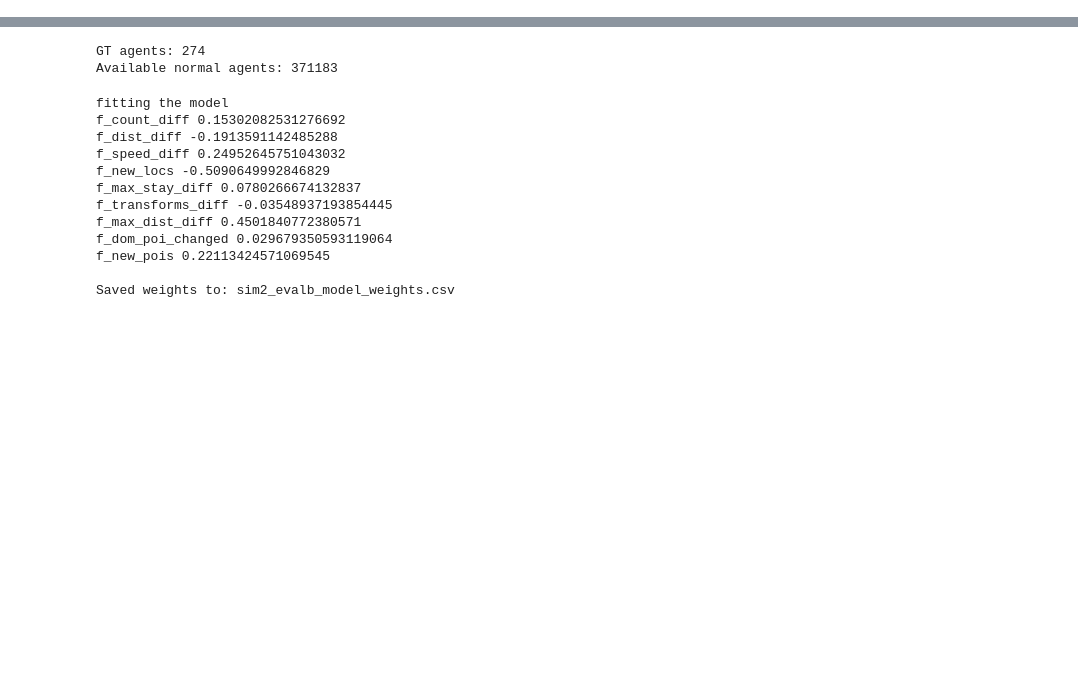
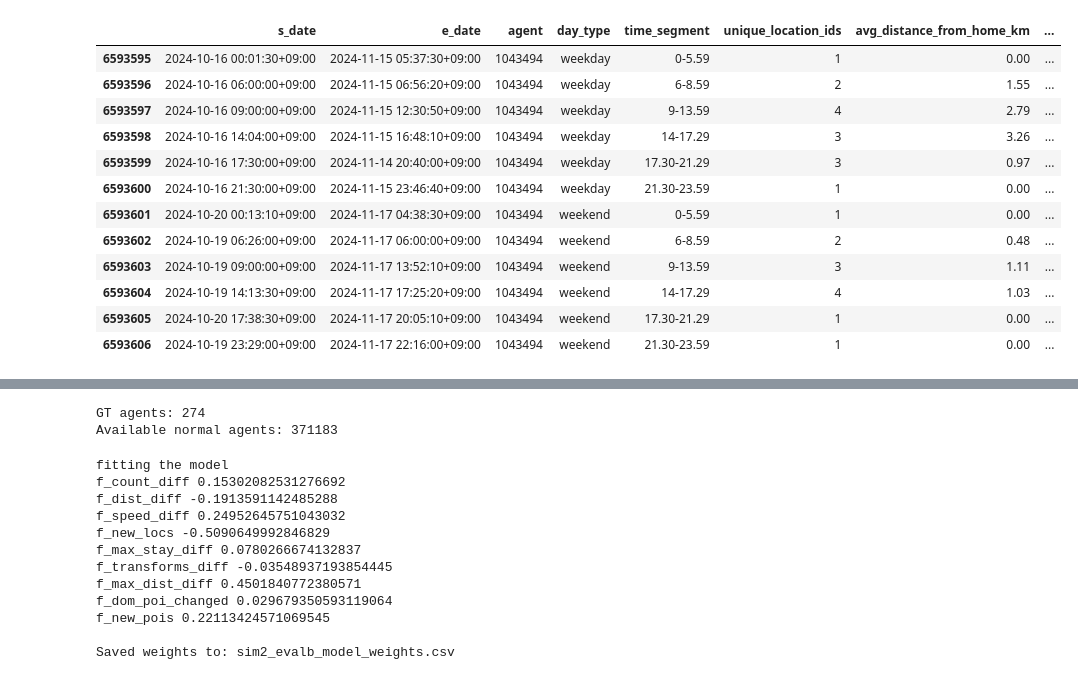
Before and after one commit to ChanukaRavishan/liad, a Jupyter notebook: notebooks/tsm_supervised.ipynb, the cells around one changed output, grey strips where cells are left out. Cells and saved outputs as stored; diff of their text form; code cells hidden in the pictures; blank space fills up the shorter version.

```diff
--- a/notebooks/tsm_supervised.ipynb
+++ b/notebooks/tsm_supervised.ipynb
@@ -202,3 +202,22 @@ def fit_anomaly_weight_model(train_profiles: pd.DataFrame, test_profiles: pd.Dat
 
     model.fit(X, y)
     return model, feature_cols
+# %%
+train = pd.read_csv('/Users/chanuka/Desktop/codespaces/liad/processed/sim2_evalb/train_monthly.csv')
+test  = pd.read_csv('/Users/chanuka/Desktop/codespaces/liad/processed/sim2_evalb/test_monthly.csv')
+# %%
+train[train['agent'] == 1043494]
+# %% [output]
+|  | s_date | e_date | agent | day_type | time_segment | unique_location_ids | avg_distance_from_home_km | ... |
+| 6593595 | 2024-10-16 00:01:30+09:00 | 2024-11-15 05:37:30+09:00 | 1043494 | weekday | 0-5.59 | 1 | 0.00 | ... |
+| 6593596 | 2024-10-16 06:00:00+09:00 | 2024-11-15 06:56:20+09:00 | 1043494 | weekday | 6-8.59 | 2 | 1.55 | ... |
+| 6593597 | 2024-10-16 09:00:00+09:00 | 2024-11-15 12:30:50+09:00 | 1043494 | weekday | 9-13.59 | 4 | 2.79 | ... |
+| 6593598 | 2024-10-16 14:04:00+09:00 | 2024-11-15 16:48:10+09:00 | 1043494 | weekday | 14-17.29 | 3 | 3.26 | ... |
+| 6593599 | 2024-10-16 17:30:00+09:00 | 2024-11-14 20:40:00+09:00 | 1043494 | weekday | 17.30-21.29 | 3 | 0.97 | ... |
+| 6593600 | 2024-10-16 21:30:00+09:00 | 2024-11-15 23:46:40+09:00 | 1043494 | weekday | 21.30-23.59 | 1 | 0.00 | ... |
+| 6593601 | 2024-10-20 00:13:10+09:00 | 2024-11-17 04:38:30+09:00 | 1043494 | weekend | 0-5.59 | 1 | 0.00 | ... |
+| 6593602 | 2024-10-19 06:26:00+09:00 | 2024-11-17 06:00:00+09:00 | 1043494 | weekend | 6-8.59 | 2 | 0.48 | ... |
+| 6593603 | 2024-10-19 09:00:00+09:00 | 2024-11-17 13:52:10+09:00 | 1043494 | weekend | 9-13.59 | 3 | 1.11 | ... |
+| 6593604 | 2024-10-19 14:13:30+09:00 | 2024-11-17 17:25:20+09:00 | 1043494 | weekend | 14-17.29 | 4 | 1.03 | ... |
+| 6593605 | 2024-10-20 17:38:30+09:00 | 2024-11-17 20:05:10+09:00 | 1043494 | weekend | 17.30-21.29 | 1 | 0.00 | ... |
+| 6593606 | 2024-10-19 23:29:00+09:00 | 2024-11-17 22:16:00+09:00 | 1043494 | weekend | 21.30-23.59 | 1 | 0.00 | ... |
```
Also changed, not shown: parts of 2 cells of this notebook, 3 other files.
